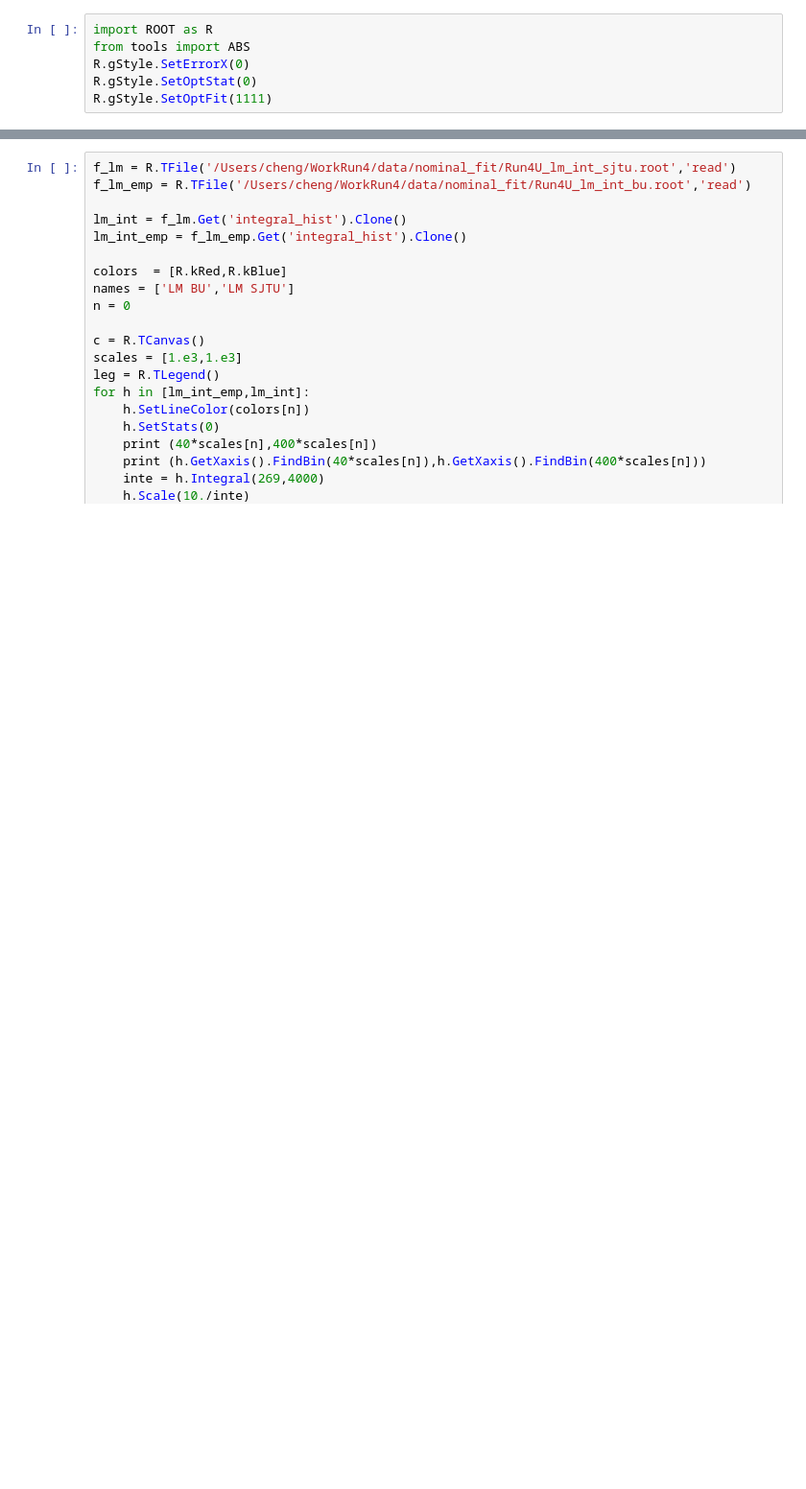
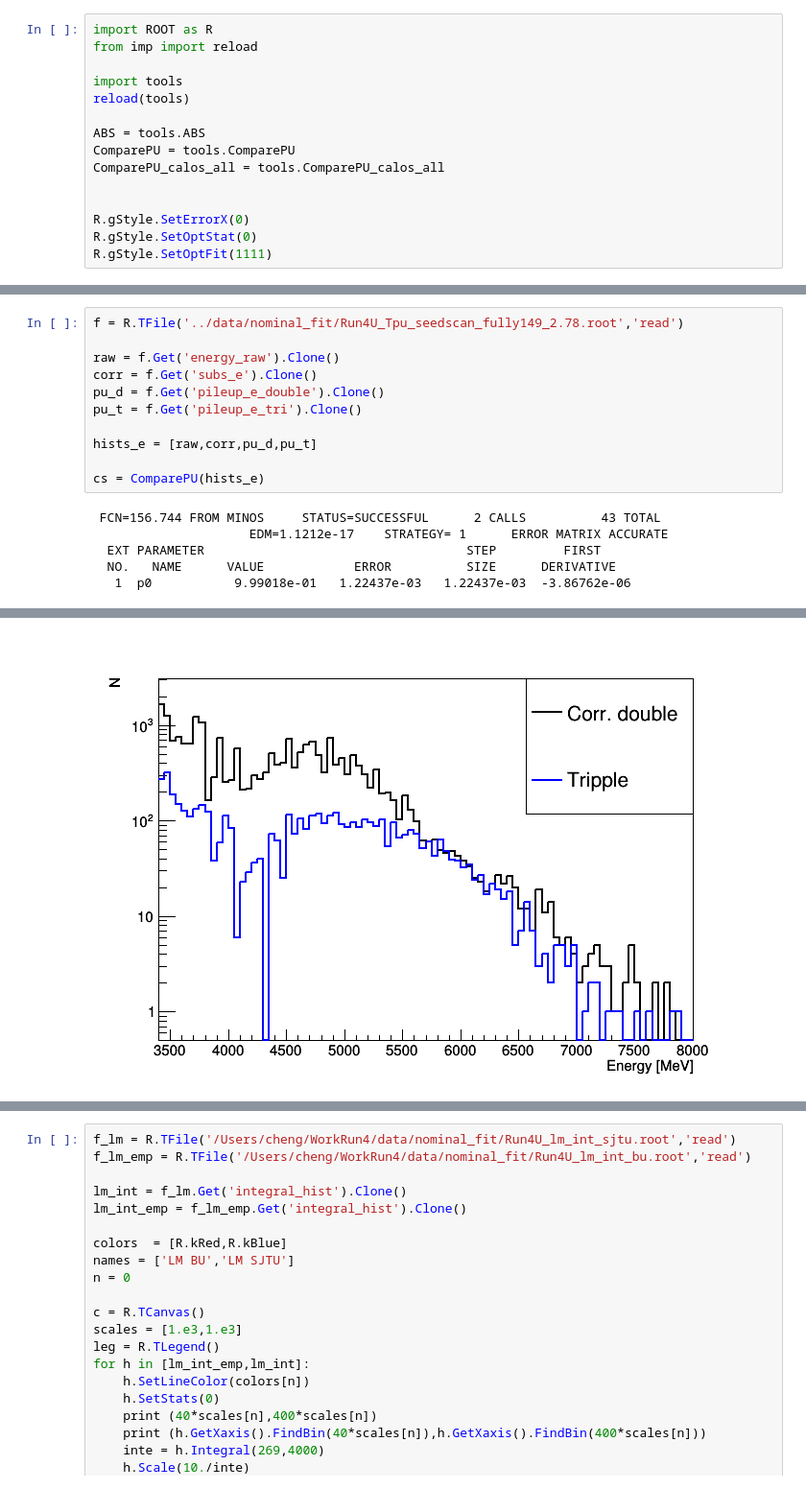
Before and after one commit to heymanwasup/NoteBooks, a Jupyter notebook: CheckPileup.ipynb, the cells around one changed output, grey strips where cells are left out. Shown at 96% size. Cells and saved outputs as stored; diff of their text form; blank space fills up the shorter version.

Commit message:
PU check plots

```diff
--- a/CheckPileup.ipynb
+++ b/CheckPileup.ipynb
@@ -1,6 +1,15 @@
 # %%
 import ROOT as R
-from tools import ABS
+from imp import reload
+
+import tools
+reload(tools)
+
+ABS = tools.ABS
+ComparePU = tools.ComparePU
+ComparePU_calos_all = tools.ComparePU_calos_all
+
+
 R.gStyle.SetErrorX(0)
 R.gStyle.SetOptStat(0)
 R.gStyle.SetOptFit(1111)
@@ -80,0 +16,17 @@ c2.Draw()
+# %%
+f = R.TFile('../data/nominal_fit/Run4U_Tpu_seedscan_fully149_2.78.root','read')
+
+raw = f.Get('energy_raw').Clone()
+corr = f.Get('subs_e').Clone()
+pu_d = f.Get('pileup_e_double').Clone()
+pu_t = f.Get('pileup_e_tri').Clone()
+
+hists_e = [raw,corr,pu_d,pu_t]
+
+cs = ComparePU(hists_e)
+# %% [output]
+ FCN=156.744 FROM MINOS     STATUS=SUCCESSFUL      2 CALLS          43 TOTAL
+                     EDM=1.1212e-17    STRATEGY= 1      ERROR MATRIX ACCURATE
+  EXT PARAMETER                                   STEP         FIRST
+  NO.   NAME      VALUE            ERROR          SIZE      DERIVATIVE
+   1  p0           9.99018e-01   1.22437e-03   1.22437e-03  -3.86762e-06
@@ -80,0 +35 @@ c2.Draw()
+[figure, added]
```
Also changed, not shown: parts of 9 cells of this notebook, 1 other file.
